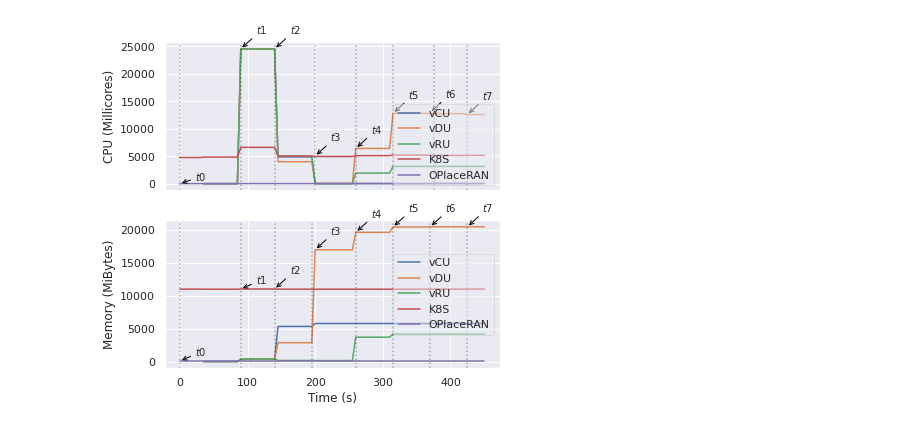
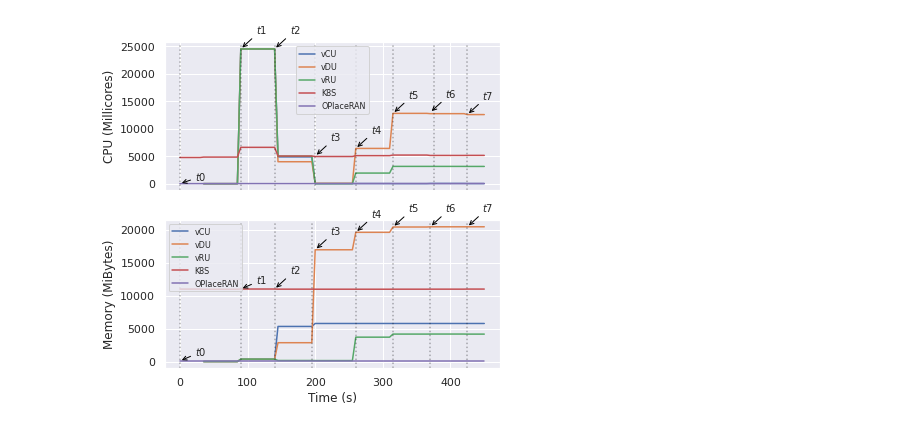
Before and after one commit to my5G/OPlaceRAN, a Jupyter notebook: performance-analysis/article/max-topo/pods-resources-OAI-vs-K8S-vs-Operator/CR.ipynb, the cells around one changed output. Drawn from its saved outputs; the diff is of its cells as text; code cells hidden in the pictures.

```diff
--- a/performance-analysis/article/max-topo/pods-resources-OAI-vs-K8S-vs-Operator/CR.ipynb
+++ b/performance-analysis/article/max-topo/pods-resources-OAI-vs-K8S-vs-Operator/CR.ipynb
@@ -52,33 +52,33 @@ axes[1].axvline(x = 90,linestyle ="dotted", color='black', alpha=0.3)
 axes[1].annotate('$\it{t2}$', xy=(140,11041), xytext=(15, 15), textcoords='offset points', arrowprops=dict(arrowstyle='->', color='black'), fontsize=10)
 axes[1].axvline(x = 140,linestyle ="dotted", color='black', alpha=0.3)
 
 axes[1].annotate('$\it{t3}$', xy=(200,17015), xytext=(15, 15), textcoords='offset points', arrowprops=dict(arrowstyle='->', color='black'), fontsize=10)
 axes[1].axvline(x = 195,linestyle ="dotted", color='black', alpha=0.3)
 
 axes[1].annotate('$\it{t4}$', xy=(260,19670), xytext=(15, 15), textcoords='offset points', arrowprops=dict(arrowstyle='->', color='black'), fontsize=10)
 axes[1].axvline(x = 260,linestyle ="dotted", color='black', alpha=0.3)
 
 axes[1].annotate('$\it{t5}$', xy=(315,20480), xytext=(15, 15), textcoords='offset points', arrowprops=dict(arrowstyle='->', color='black'), fontsize=10)
 axes[1].axvline(x = 315,linestyle ="dotted", color='black', alpha=0.3)
 
 axes[1].annotate('$\it{t6}$', xy=(370,20511), xytext=(15, 15), textcoords='offset points', arrowprops=dict(arrowstyle='->', color='black'), fontsize=10)
 axes[1].axvline(x = 370,linestyle ="dotted", color='black', alpha=0.3)
 
 axes[1].annotate('$\it{t7}$', xy=(425,20514), xytext=(15, 15), textcoords='offset points', arrowprops=dict(arrowstyle='->', color='black'), fontsize=10)
 axes[1].axvline(x = 425,linestyle ="dotted", color='black', alpha=0.3)
 
 axes[0].set_ylabel('CPU (Millicores)')
 axes[1].set_ylabel('Memory (MiBytes)')
 axes[0].set_title(None)
 axes[1].set_title(None)
 axes[0].set_xticklabels([])
 axes[0].set_xlabel(None)
 
-axes[0].legend(loc='lower right', framealpha=0.5)
-axes[1].legend(loc='center right', framealpha=0.5)
+axes[0].legend(loc='upper center', prop={'size': 8})
+axes[1].legend(loc='upper left', prop={'size': 8})
 
 
 plt.savefig('out/CR_PODS.pdf', bbox_inches='tight')
 plt.savefig('out/CR_PODS.png', dpi=300, bbox_inches='tight')
 # %% [output]
-[figure, old version]
+[figure, new version]
```
Also changed, not shown: 9 other files.
